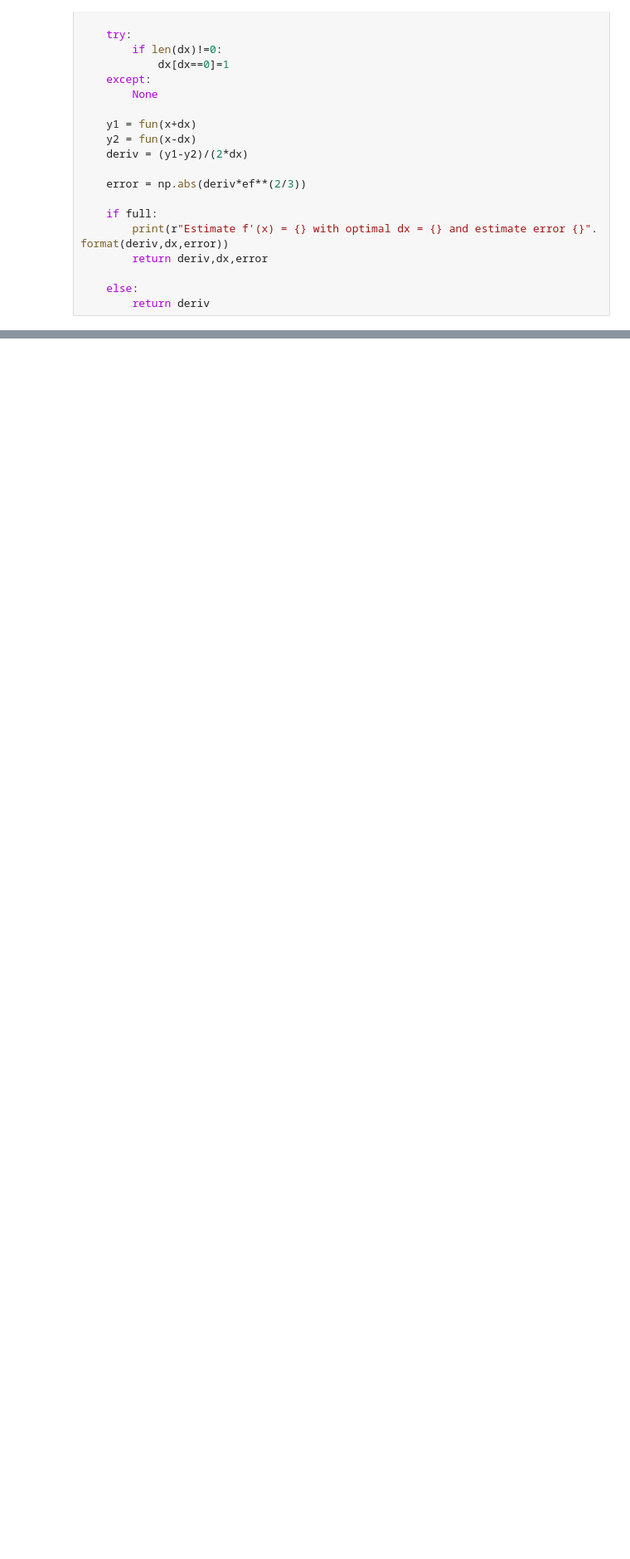
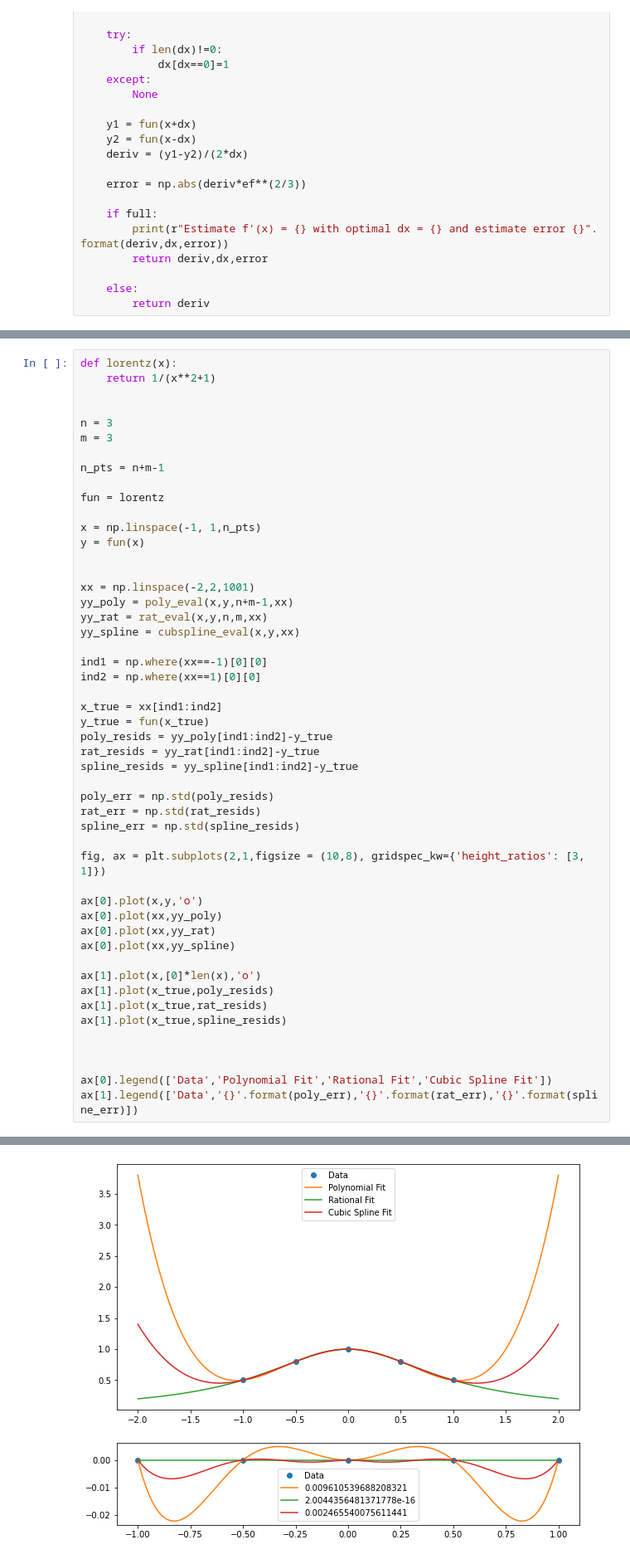
Before and after one commit to loicmiara/phys512-2022, a Jupyter notebook: Pset 1/Pset1.ipynb, the cells around one changed output, grey strips where cells are left out. Shown: that part at 83% size. Cells and saved outputs as stored; diff of their text form; blank space fills up the shorter version.

```diff
--- a/Pset 1/Pset1.ipynb
+++ b/Pset 1/Pset1.ipynb
@@ -145,0 +326,51 @@ plt.plot(data[:,1], data[:,0], 'o')
+# %%
+def lorentz(x):
+    return 1/(x**2+1)
+
+
+n = 3
+m = 3
+
+n_pts = n+m-1
+
+fun = lorentz
+
+x = np.linspace(-1, 1,n_pts)
+y = fun(x)
+
+
+xx = np.linspace(-2,2,1001)
+yy_poly = poly_eval(x,y,n+m-1,xx)
+yy_rat = rat_eval(x,y,n,m,xx)
+yy_spline = cubspline_eval(x,y,xx)
+
+ind1 = np.where(xx==-1)[0][0]
+ind2 = np.where(xx==1)[0][0]
+
+x_true = xx[ind1:ind2]
+y_true = fun(x_true)
+poly_resids = yy_poly[ind1:ind2]-y_true
+rat_resids = yy_rat[ind1:ind2]-y_true
+spline_resids = yy_spline[ind1:ind2]-y_true
+
+poly_err = np.std(poly_resids)
+rat_err = np.std(rat_resids)
+spline_err = np.std(spline_resids)
+
+fig, ax = plt.subplots(2,1,figsize = (10,8), gridspec_kw={'height_ratios': [3, 1]})
+
+ax[0].plot(x,y,'o')
+ax[0].plot(xx,yy_poly)
+ax[0].plot(xx,yy_rat)
+ax[0].plot(xx,yy_spline)
+
+ax[1].plot(x,[0]*len(x),'o')
+ax[1].plot(x_true,poly_resids)
+ax[1].plot(x_true,rat_resids)
+ax[1].plot(x_true,spline_resids)
+
+
+
+ax[0].legend(['Data','Polynomial Fit','Rational Fit','Cubic Spline Fit'])
+ax[1].legend(['Data','{}'.format(poly_err),'{}'.format(rat_err),'{}'.format(spline_err)])
+# %% [output]
@@ -145,0 +378 @@ plt.plot(data[:,1], data[:,0], 'o')
+[figure, added]
```
Also changed, not shown: parts of 18 cells of this notebook.
